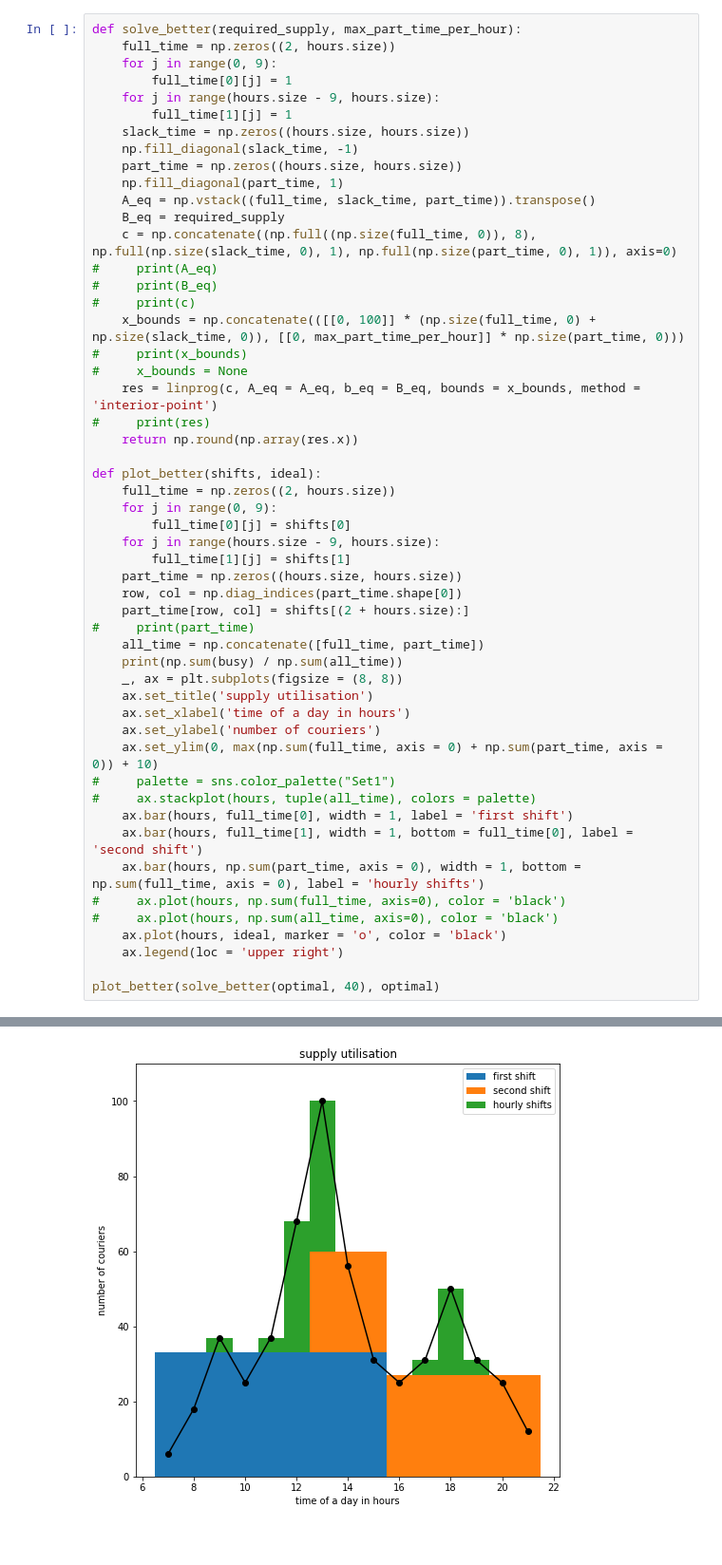
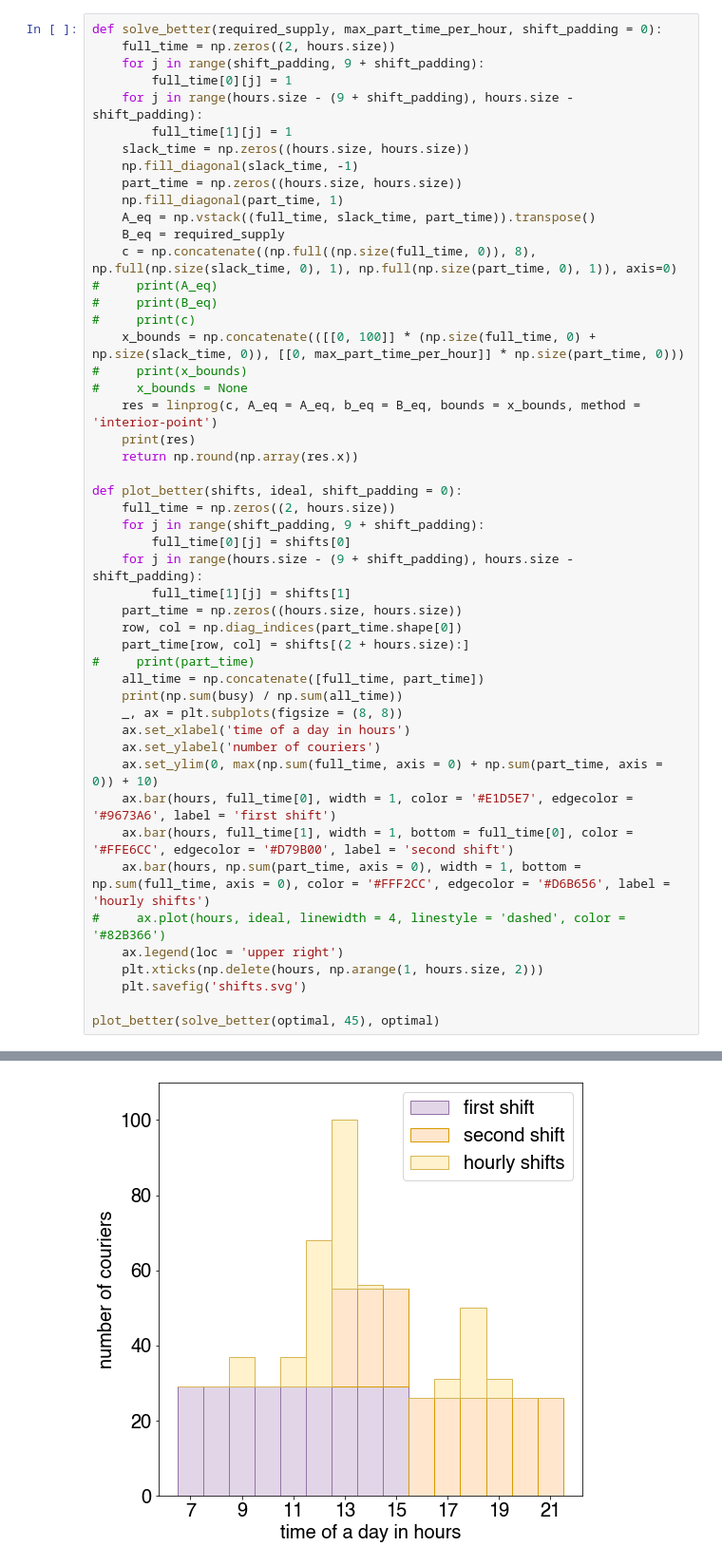
Before and after one commit to IlyaZinkovich/courier-shifts-planning, a Jupyter notebook: analysis.ipynb, the cells around one changed output, grey strips where cells are left out. Shown at 95% size. Cells and saved outputs as stored; diff of their text form; blank space fills up the shorter version.

Commit message:
Added diagrams

```diff
--- a/analysis.ipynb
+++ b/analysis.ipynb
@@ -40,9 +56,9 @@ print(np.sum(busy) / (np.sum(optimal)))
 # %%
-def solve_better(required_supply, max_part_time_per_hour):
+def solve_better(required_supply, max_part_time_per_hour, shift_padding = 0):
     full_time = np.zeros((2, hours.size))
-    for j in range(0, 9):
+    for j in range(shift_padding, 9 + shift_padding):
         full_time[0][j] = 1
-    for j in range(hours.size - 9, hours.size):
+    for j in range(hours.size - (9 + shift_padding), hours.size - shift_padding):
         full_time[1][j] = 1
     slack_time = np.zeros((hours.size, hours.size))
     np.fill_diagonal(slack_time, -1)
@@ -58,14 +74,14 @@ def solve_better(required_supply, max_part_time_per_hour):
 #     print(x_bounds)
 #     x_bounds = None
     res = linprog(c, A_eq = A_eq, b_eq = B_eq, bounds = x_bounds, method = 'interior-point')
-#     print(res)
+    print(res)
     return np.round(np.array(res.x))
 
-def plot_better(shifts, ideal):
+def plot_better(shifts, ideal, shift_padding = 0):
     full_time = np.zeros((2, hours.size))
-    for j in range(0, 9):
+    for j in range(shift_padding, 9 + shift_padding):
         full_time[0][j] = shifts[0]
-    for j in range(hours.size - 9, hours.size):
+    for j in range(hours.size - (9 + shift_padding), hours.size - shift_padding):
         full_time[1][j] = shifts[1]
     part_time = np.zeros((hours.size, hours.size))
     row, col = np.diag_indices(part_time.shape[0])
@@ -74,19 +90,16 @@ def plot_better(shifts, ideal):
     all_time = np.concatenate([full_time, part_time])
     print(np.sum(busy) / np.sum(all_time))
     _, ax = plt.subplots(figsize = (8, 8))
-    ax.set_title('supply utilisation')
     ax.set_xlabel('time of a day in hours')
     ax.set_ylabel('number of couriers')
     ax.set_ylim(0, max(np.sum(full_time, axis = 0) + np.sum(part_time, axis = 0)) + 10)
-#     palette = sns.color_palette("Set1")
-#     ax.stackplot(hours, tuple(all_time), colors = palette)
-    ax.bar(hours, full_time[0], width = 1, label = 'first shift')
-    ax.bar(hours, full_time[1], width = 1, bottom = full_time[0], label = 'second shift')
-    ax.bar(hours, np.sum(part_time, axis = 0), width = 1, bottom = np.sum(full_time, axis = 0), label = 'hourly shifts')
-#     ax.plot(hours, np.sum(full_time, axis=0), color = 'black')
-#     ax.plot(hours, np.sum(all_time, axis=0), color = 'black')
-    ax.plot(hours, ideal, marker = 'o', color = 'black')
+    ax.bar(hours, full_time[0], width = 1, color = '#E1D5E7', edgecolor = '#9673A6', label = 'first shift')
+    ax.bar(hours, full_time[1], width = 1, bottom = full_time[0], color = '#FFE6CC', edgecolor = '#D79B00', label = 'second shift')
+    ax.bar(hours, np.sum(part_time, axis = 0), width = 1, bottom = np.sum(full_time, axis = 0), color = '#FFF2CC', edgecolor = '#D6B656', label = 'hourly shifts')
+#     ax.plot(hours, ideal, linewidth = 4, linestyle = 'dashed', color = '#82B366')
     ax.legend(loc = 'upper right')
+    plt.xticks(np.delete(hours, np.arange(1, hours.size, 2)))
+    plt.savefig('shifts.svg')
 
-plot_better(solve_better(optimal, 40), optimal)
+plot_better(solve_better(optimal, 45), optimal)
 # %% [output]
@@ -94 +125 @@ plot_better(solve_better(optimal, 40), optimal)
-[figure, old version]
+[figure, new version]
```
Also changed, not shown: parts of 6 cells of this notebook, 1 other file.
